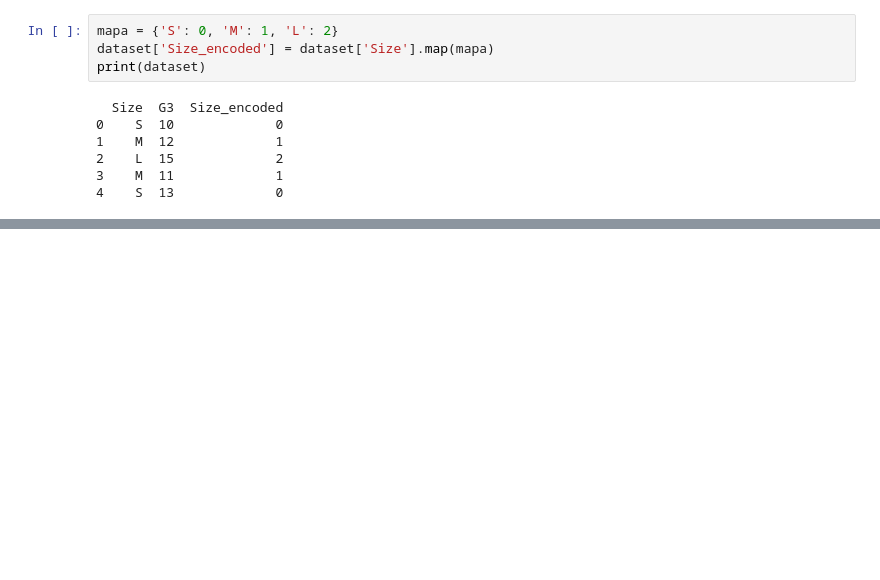
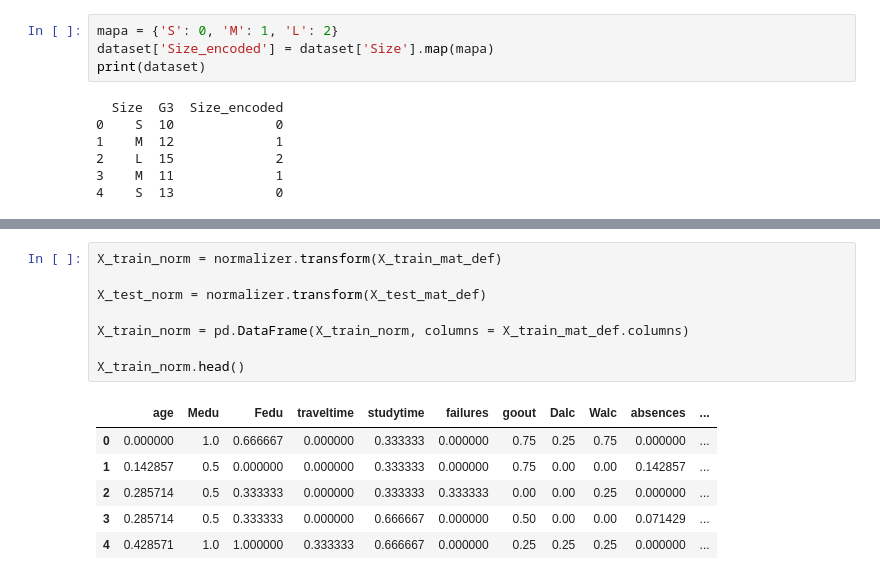
Before and after one commit to MMEKUSS/Proyecto-Machine-Learning, a Jupyter notebook: Proyecto-Machine-Learning.ipynb, the cells around one changed output, grey strips where cells are left out. Cells and saved outputs as stored; diff of their text form; blank space fills up the shorter version.

```diff
--- a/Proyecto-Machine-Learning.ipynb
+++ b/Proyecto-Machine-Learning.ipynb
@@ -313,0 +483,15 @@ print(dataset)
+# %%
+X_train_norm = normalizer.transform(X_train_mat_def)
+
+X_test_norm = normalizer.transform(X_test_mat_def)
+
+X_train_norm = pd.DataFrame(X_train_norm, columns = X_train_mat_def.columns)
+
+X_train_norm.head()
+# %% [output]
+|  | age | Medu | Fedu | traveltime | studytime | failures | goout | Dalc | Walc | absences | ... |
+| 0 | 0.000000 | 1.0 | 0.666667 | 0.000000 | 0.333333 | 0.000000 | 0.75 | 0.25 | 0.75 | 0.000000 | ... |
+| 1 | 0.142857 | 0.5 | 0.000000 | 0.000000 | 0.333333 | 0.000000 | 0.75 | 0.00 | 0.00 | 0.142857 | ... |
+| 2 | 0.285714 | 0.5 | 0.333333 | 0.000000 | 0.333333 | 0.333333 | 0.00 | 0.00 | 0.25 | 0.000000 | ... |
+| 3 | 0.285714 | 0.5 | 0.333333 | 0.000000 | 0.666667 | 0.000000 | 0.50 | 0.00 | 0.00 | 0.071429 | ... |
+| 4 | 0.428571 | 1.0 | 1.000000 | 0.333333 | 0.666667 | 0.000000 | 0.25 | 0.25 | 0.25 | 0.000000 | ... |
```
Also changed, not shown: parts of 33 cells of this notebook, 1 other file.
